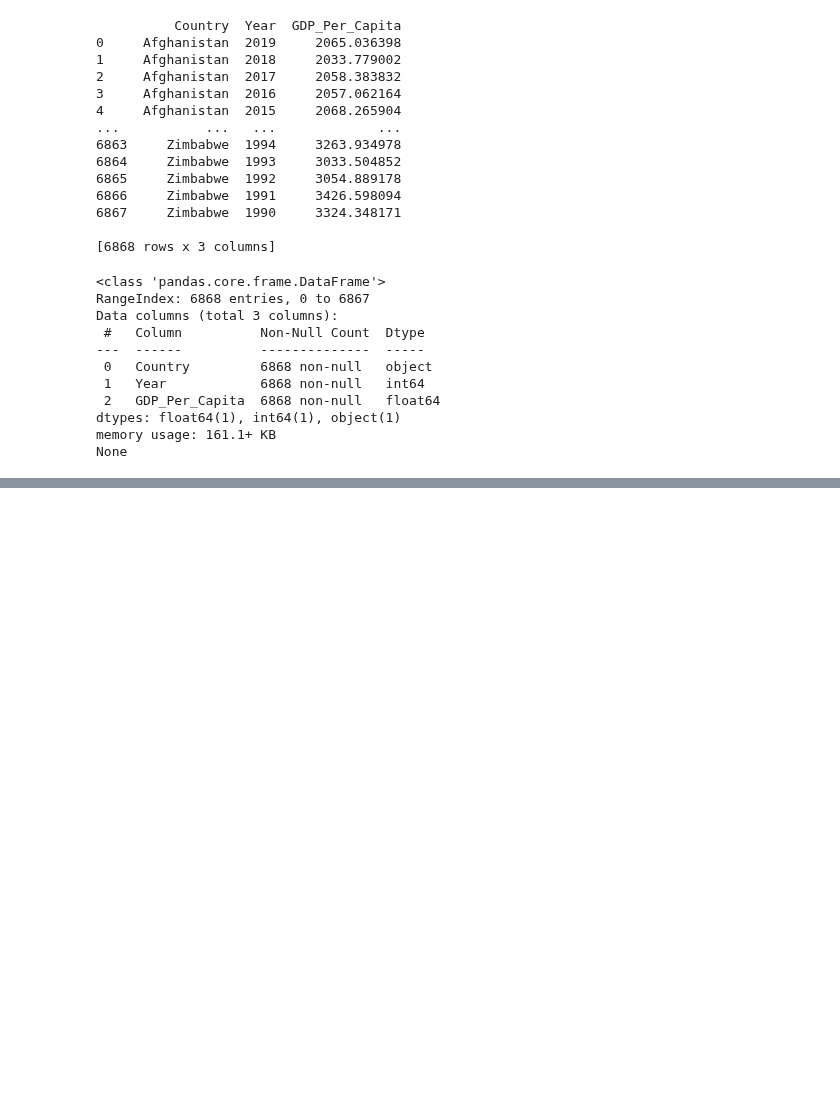
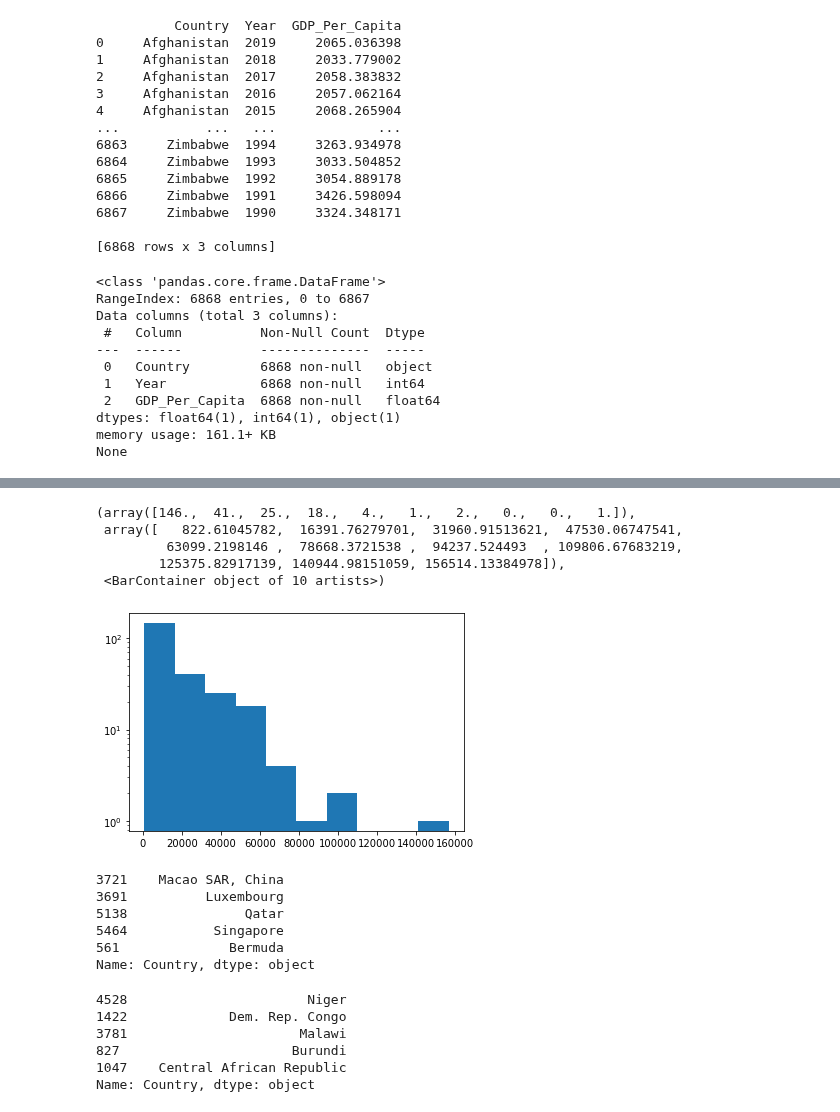
Before and after one commit to nss-data-science-cohort-5/un_exploration-ccmerry, a Jupyter notebook: notebooks/UN_Data_Exploration.ipynb, the cells around one changed output, grey strips where cells are left out. Saved outputs shown, nothing was run; the diff lists cells and outputs as text; code cells hidden in the pictures; blank space fills up the shorter version.

```diff
--- a/notebooks/UN_Data_Exploration.ipynb
+++ b/notebooks/UN_Data_Exploration.ipynb
@@ -12,2 +7,0 @@ gdp_df = gdp_df.rename(columns={'Country or Area': 'Country', 'Value': 'GDP_Per_
-# %%
-gdp_df["Country"] = gdp_df["Country"].astype(str)
@@ -44,0 +78,2 @@ None
+# %%
+gdp_2014 = gdp_df[gdp_df["Year"] == 2014]
@@ -44,0 +109,9 @@ None
+# %%
+plt.hist(gdp_2014["GDP_Per_Capita"],bins = 10, log = True)
+# %% [output]
+(array([146.,  41.,  25.,  18.,   4.,   1.,   2.,   0.,   0.,   1.]),
+ array([   822.61045782,  16391.76279701,  31960.91513621,  47530.06747541,
+         63099.2198146 ,  78668.3721538 ,  94237.524493  , 109806.67683219,
+        125375.82917139, 140944.98151059, 156514.13384978]),
+ <BarContainer object of 10 artists>)
+[figure, added]
@@ -44,0 +120,18 @@ None
+# %%
+print(gdp_2014_sorted["Country"][:5])
+# %% [output]
+3721    Macao SAR, China
+3691          Luxembourg
+5138               Qatar
+5464           Singapore
+561              Bermuda
+Name: Country, dtype: object
+# %%
+print(gdp_2014_sorted["Country"][-5:])
+# %% [output]
+4528                       Niger
+1422             Dem. Rep. Congo
+3781                      Malawi
+827                      Burundi
+1047    Central African Republic
+Name: Country, dtype: object
```
Also changed, not shown: parts of 16 cells of this notebook.
